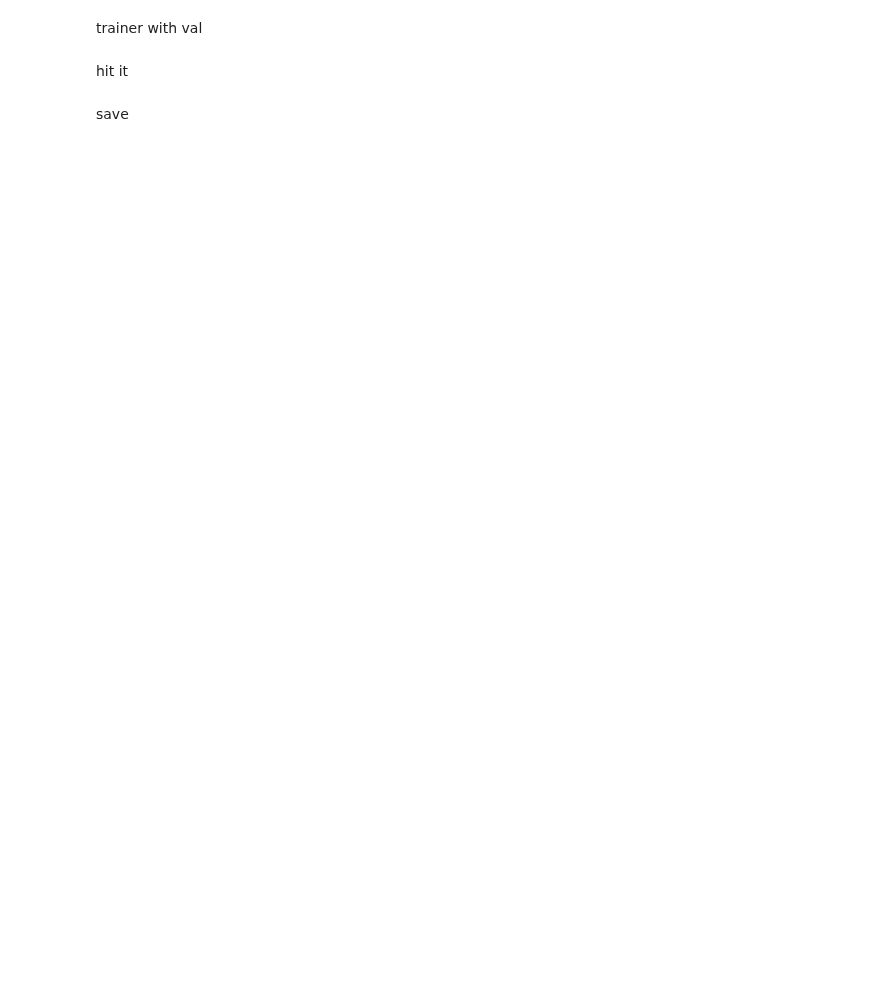
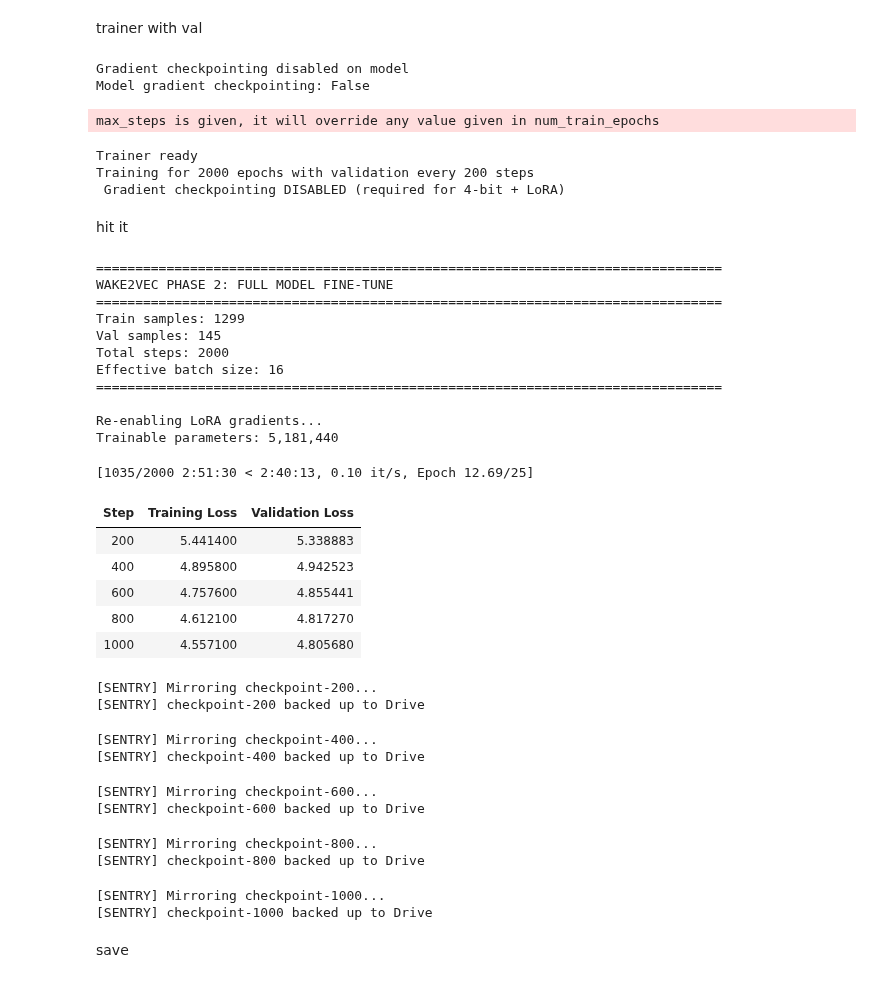
Before and after one commit to mahb97/Wake2vec, a Jupyter notebook: Wake2Vec_Phase_2.ipynb, the cells around one changed output. Cells and saved outputs as stored; diff of their text form; code cells hidden in the pictures; blank space fills up the shorter version.

Commit message:
Train: 5.441 → 4.896 → 4.758 → 4.612 → 4.557 Val: 5.339 → 4.943 → 4.855 → 4.817 → 4.806

```diff
--- a/Wake2Vec_Phase_2.ipynb
+++ b/Wake2Vec_Phase_2.ipynb
@@ -438,10 +591,22 @@ model.print_trainable_parameters()
 # %% [markdown]
 trainer with val
+# %%
+# CRITICAL: Disable gradient checkpointing on the model
+# (TrainingArguments setting isn't enough for PEFT models)
+if hasattr(model, 'gradient_checkpointing_disable'):
+    model.gradient_checkpointing_disable()
+    print("Gradient checkpointing disabled on model")
+
+# Verify
+print(f"Model gradient checkpointing: {model.is_gradient_checkpointing}")
+# %% [output]
+Gradient checkpointing disabled on model
+Model gradient checkpointing: False
 # %%
 import shutil
 from transformers import TrainingArguments, Trainer, TrainerCallback, EarlyStoppingCallback
 
-# backup callback
+# Sentry backup callback
 def has_weights(ck):
     return (ck / "adapter_model.safetensors").exists() or (ck / "pytorch_model.bin").exists()
 
@@ -470,10 +635,10 @@ class SentryMirror(TrainerCallback):
         except Exception as e:
             print(f"[SENTRY] ERROR: {e}")
 
-# training arguments
+# Training arguments - CRITICAL: gradient_checkpointing=False
 args = TrainingArguments(
     output_dir=str(LOCAL_RUN),
-    num_train_epochs=EPOCHS,
+    max_steps=MAX_STEPS,
     per_device_train_batch_size=BATCH_SIZE,
     per_device_eval_batch_size=BATCH_SIZE,
     gradient_accumulation_steps=GRAD_ACCUM,
@@ -493,11 +658,11 @@ args = TrainingArguments(
     greater_is_better=False,
     report_to="none",
     dataloader_pin_memory=False,
-    gradient_checkpointing=True,
+    gradient_checkpointing=False,
     max_grad_norm=1.0,
 )
 
-# trainer, early stopping
+# Trainer with early stopping
 trainer = Trainer(
     model=model,
     args=args,
@@ -509,26 +674,75 @@ trainer = Trainer(
     ]
 )
 
-print("✓ Trainer ready")
-print(f"Training for {EPOCHS} epochs with validation every {SAVE_STEPS} steps")
+print("Trainer ready")
+print(f"Training for {MAX_STEPS} epochs with validation every {SAVE_STEPS} steps")
+print(f" Gradient checkpointing DISABLED (required for 4-bit + LoRA)")
+# %% [output]
+max_steps is given, it will override any value given in num_train_epochs
+Trainer ready
+Training for 2000 epochs with validation every 200 steps
+ Gradient checkpointing DISABLED (required for 4-bit + LoRA)
 # %% [markdown]
 hit it
 # %%
 print("="*80)
 print("WAKE2VEC PHASE 2: FULL MODEL FINE-TUNE")
 print("="*80)
 print(f"Train samples: {len(train_ds)}")
 print(f"Val samples: {len(val_ds)}")
-print(f"Total epochs: {EPOCHS}")
+print(f"Total steps: {MAX_STEPS}")
 print(f"Effective batch size: {BATCH_SIZE * GRAD_ACCUM}")
 print("="*80)
 
-# train
+# CRITICAL: Re-enable gradients right before training
+# call my daughter LoRA
+print("\nRe-enabling LoRA gradients...")
+for name, param in model.named_parameters():
+    if "lora" in name.lower():
+        param.requires_grad = True
+
+# Verify trainable params
+trainable = sum(p.numel() for p in model.parameters() if p.requires_grad)
+print(f"Trainable parameters: {trainable:,}")
+
+if trainable == 0:
+    raise RuntimeError("No trainable parameters! LoRA not enabled properly.")
+
+# Train
 trainer.train()
 
 print("\n" + "="*80)
 print("TRAINING COMPLETE")
 print("="*80)
+# %% [output]
+================================================================================
+WAKE2VEC PHASE 2: FULL MODEL FINE-TUNE
+================================================================================
+Train samples: 1299
+Val samples: 145
+Total steps: 2000
+Effective batch size: 16
+================================================================================
+
+Re-enabling LoRA gradients...
+Trainable parameters: 5,181,440
+[1035/2000 2:51:30 < 2:40:13, 0.10 it/s, Epoch 12.69/25]
+| Step | Training Loss | Validation Loss |
+| 200 | 5.441400 | 5.338883 |
+| 400 | 4.895800 | 4.942523 |
+| 600 | 4.757600 | 4.855441 |
+| 800 | 4.612100 | 4.817270 |
+| 1000 | 4.557100 | 4.805680 |
+[SENTRY] Mirroring checkpoint-200...
+[SENTRY] checkpoint-200 backed up to Drive
+[SENTRY] Mirroring checkpoint-400...
+[SENTRY] checkpoint-400 backed up to Drive
+[SENTRY] Mirroring checkpoint-600...
+[SENTRY] checkpoint-600 backed up to Drive
+[SENTRY] Mirroring checkpoint-800...
+[SENTRY] checkpoint-800 backed up to Drive
+[SENTRY] Mirroring checkpoint-1000...
+[SENTRY] checkpoint-1000 backed up to Drive
 # %% [markdown]
 save
 # %%
```
Also changed, not shown: parts of 12 cells of this notebook.
